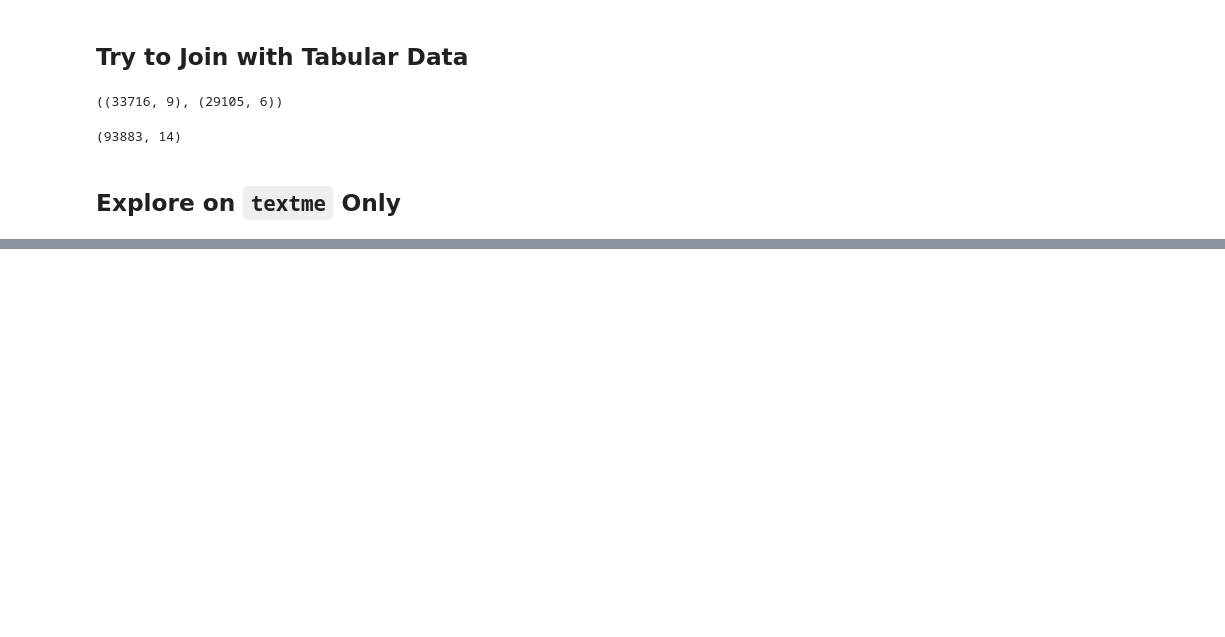
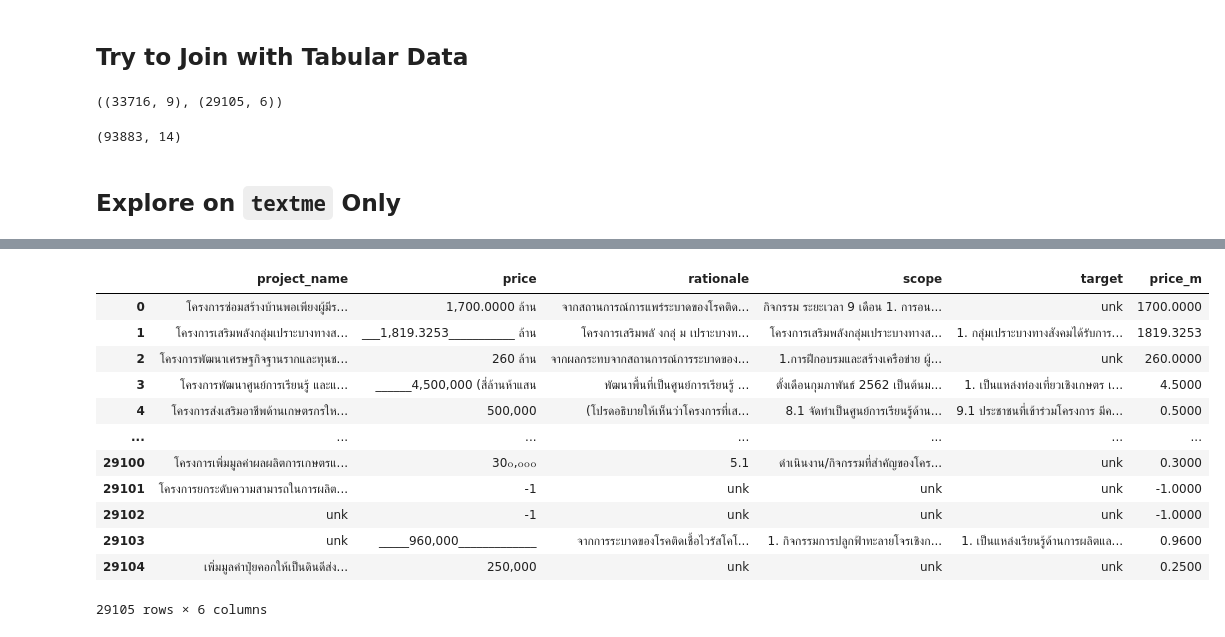
Before and after one commit to pnphannisa/thaimaimee, a Jupyter notebook: explore_details.ipynb, the cells around one changed output, grey strips where cells are left out. Saved outputs shown, nothing was run; the diff lists cells and outputs as text; code cells hidden in the pictures; blank space fills up the shorter version.

```diff
--- a/explore_details.ipynb
+++ b/explore_details.ipynb
@@ -198,0 +220,16 @@ df.
+# %%
+textme
+# %% [output]
+|  | project_name | price | rationale | scope | target | price_m |
+| 0 | โครงการซ่อมสร้างบ้านพอเพียงผู้มีร... | 1,700.0000 ล้าน | จากสถานการณ์การแพร่ระบาดของโรคติด... | กิจกรรม ระยะเวลา 9 เดือน 1. การอน... | unk | 1700.0000 |
+| 1 | โครงการเสริมพลังกลุ่มเปราะบางทางส... | ___1,819.3253___________ ล้าน | โครงการเสริมพลั งกลุ่ ม เปราะบางท... | โครงการเสริมพลังกลุ่มเปราะบางทางส... | 1. กลุ่มเปราะบางทางสังคมได้รับการ... | 1819.3253 |
+| 2 | โครงการพัฒนาเศรษฐกิจฐานรากและทุนช... | 260 ล้าน | จากผลกระทบจากสถานการณ์การระบาดของ... | 1.การฝึกอบรมและสร้างเครือข่าย ผู้... | unk | 260.0000 |
+| 3 | โครงการพัฒนาศูนย์การเรียนรู้ และแ... | ______4,500,000 (สี่ล้านห้าแสน | พัฒนาพื้นที่เป็นศูนย์การเรียนรู้ ... | ตั้งเดือนกุมภาพันธ์ 2562 เป็นต้นม... | 1. เป็นแหล่งท่องเที่ยวเชิงเกษตร เ... | 4.5000 |
+| 4 | โครงการส่งเสริมอาชีพด้านเกษตรกรให... | 500,000 | (โปรดอธิบายให้เห็นว่าโครงการที่เส... | 8.1 จัดทำเป็นศูนย์การเรียนรู้ด้าน... | 9.1 ประชาชนที่เข้าร่วมโครงการ มีค... | 0.5000 |
+| ... | ... | ... | ... | ... | ... | ... |
+| 29100 | โครงการเพิ่มมูลค่าผลผลิตการเกษตรแ... | 30๐,๐๐๐ | 5.1 | ดําเนินงาน/กิจกรรมที่สําคัญของโคร... | unk | 0.3000 |
+| 29101 | โครงการยกระดับความสามารถในการผลิต... | -1 | unk | unk | unk | -1.0000 |
+| 29102 | unk | -1 | unk | unk | unk | -1.0000 |
+| 29103 | unk | _____960,000_____________ | จากการระบาดของโรคติดเชื้อไวรัสโคโ... | 1. กิจกรรมการปลูกฟ้าทะลายโจรเชิงก... | 1. เป็นแหล่งเรียนรู้ด้านการผลิตแล... | 0.9600 |
+| 29104 | เพิ่มมูลค่าปุ๋ยคอกให้เป็นดินดีส่ง... | 250,000 | unk | unk | unk | 0.2500 |
+29105 rows × 6 columns
```
Also changed, not shown: parts of 14 cells of this notebook, 1 other file.
